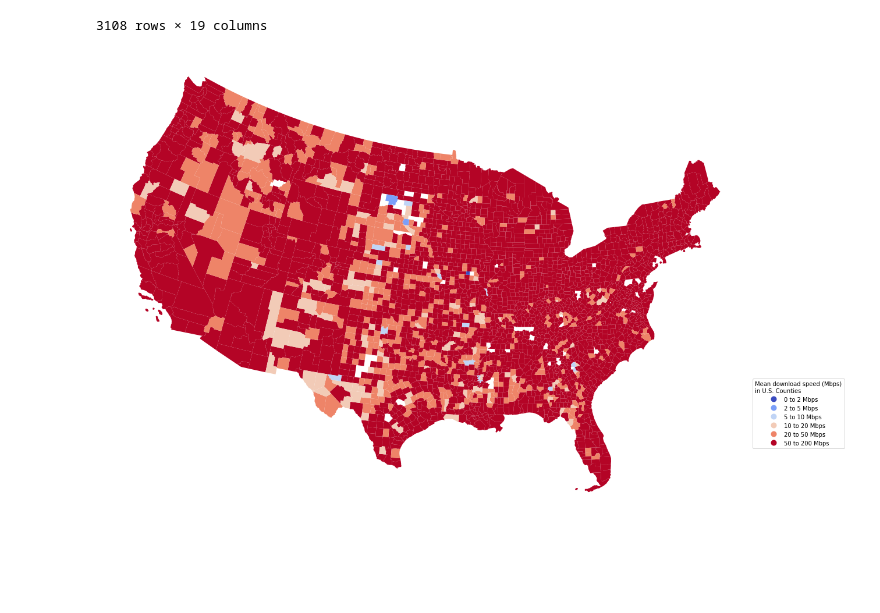
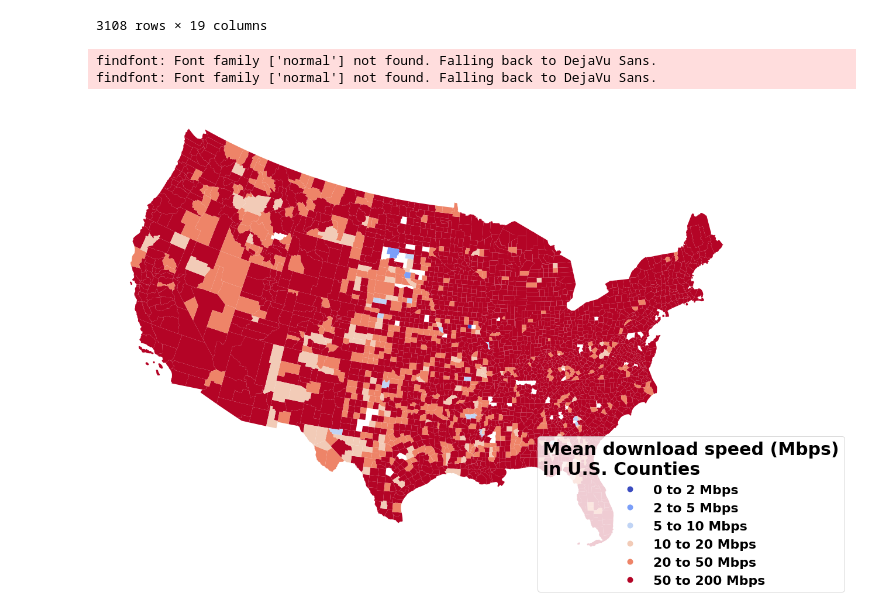
Before and after one commit to hao44le/U.S.-internet-speeds-and-readiness-for-hybrid-work-during-and-after-Covid-19, a Jupyter notebook: speed_fixed_2021_q1.ipynb, the cells around one changed output. Cells and saved outputs as stored; diff of their text form; code cells hidden in the pictures; blank space fills up the shorter version.

```diff
--- a/speed_fixed_2021_q1.ipynb
+++ b/speed_fixed_2021_q1.ipynb
@@ -272,33 +272,39 @@ county_data = county_data.dropna(axis=0).sort_values(by='group',ascending=False)
 #ky_places["centroid"] = ky_places["geometry"].centroid
 #ky_places.set_geometry("centroid", inplace = True)
 # %%
+font = {'family' : 'normal',
+        'weight' : 'bold',
+        'size'   : 22}
 
+matplotlib.rc('font', **font)
 fig, ax = plt.subplots(1, figsize=(20, 20))
 
 
 plot_map = county_data.plot(
     column="group", cmap="coolwarm", ax=ax, legend=True
 )
 
 # ctx.add_basemap(plot_map)
 
 ax.axis("off")
 leg = ax.get_legend()
 # print(leg)
 leg.set_bbox_to_anchor((1.15, 0.3))
-leg.set_title("Mean download speed (Mbps)\nin U.S. Counties")
+leg.set_title("Mean download speed (Mbps)\nin U.S. Counties",prop={'size':30})
 
 # texts = []
 # for x, y, label in zip(ky_places.geometry.x, ky_places.geometry.y, ky_places["NAME"]):
 #     texts.append(plt.text(x, y, label, fontsize=10, fontweight="bold", ha="left"))
 
 # adjust_text(
 #     texts,
 #     force_points=0.3,
 #     force_text=0.8,
 #     expand_points=(1, 1),
 #     expand_text=(1, 1),
 #     arrowprops=dict(arrowstyle="-", color="black", lw=0.5),
 # )
 # %% [output]
+findfont: Font family ['normal'] not found. Falling back to DejaVu Sans.
+findfont: Font family ['normal'] not found. Falling back to DejaVu Sans.
-[figure, old version]
+[figure, new version]
```
Also changed, not shown: parts of 2 cells of this notebook.
